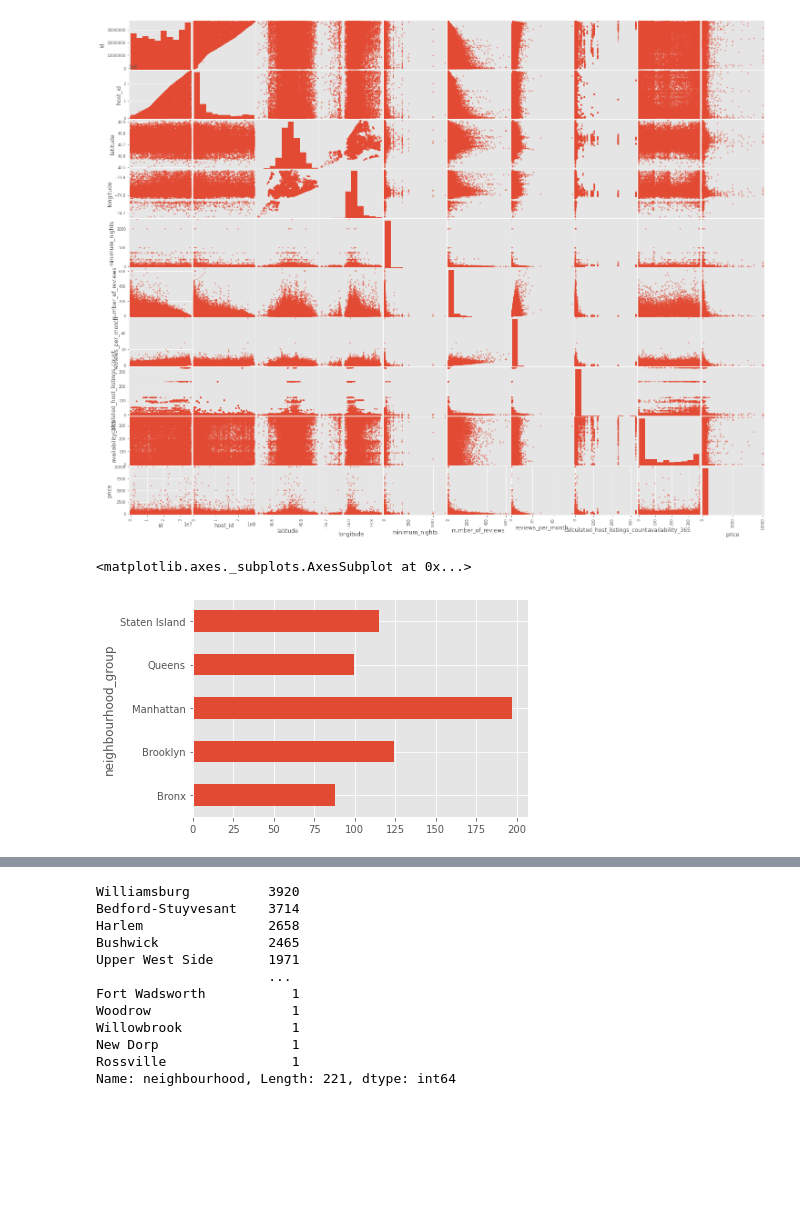
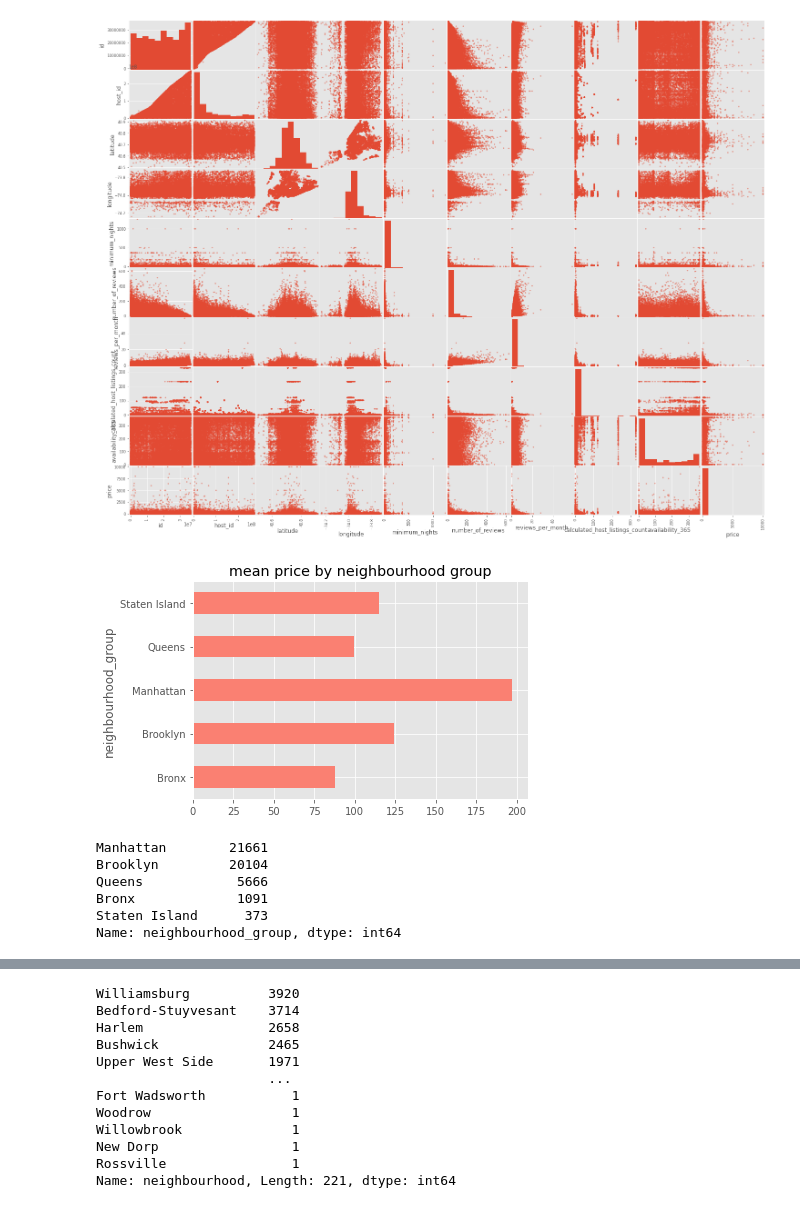
Before and after one commit to Nicole-LijuanChen/NYC-Airbnb-Rental-Prices-Prediction, a Jupyter notebook: eda.ipynb, the cells around one changed output, grey strips where cells are left out. Saved outputs shown, nothing was run; the diff lists cells and outputs as text; code cells hidden in the pictures; blank space fills up the shorter version.

```diff
--- a/eda.ipynb
+++ b/eda.ipynb
@@ -136,10 +136,19 @@ plt.show()
 # %% [output]
 [figure]
 # %%
-df.groupby('neighbourhood_group').mean()['price'].plot(kind='barh')
+df.groupby('neighbourhood_group').mean()['price'].plot(kind='barh',color = 'salmon',title = 'mean price by neighbourhood group')
+plt.savefig('mean_price_by_neighbourhood_group.png')
 # %% [output]
-<matplotlib.axes._subplots.AxesSubplot at 0x...>
-[figure, old version]
+[figure, new version]
+# %%
+df['neighbourhood_group'].value_counts()
+# %% [output]
+Manhattan        21661
+Brooklyn         20104
+Queens            5666
+Bronx             1091
+Staten Island      373
+Name: neighbourhood_group, dtype: int64
 # %%
 import seaborn as sns
 
```
Also changed, not shown: parts of 25 cells of this notebook.
